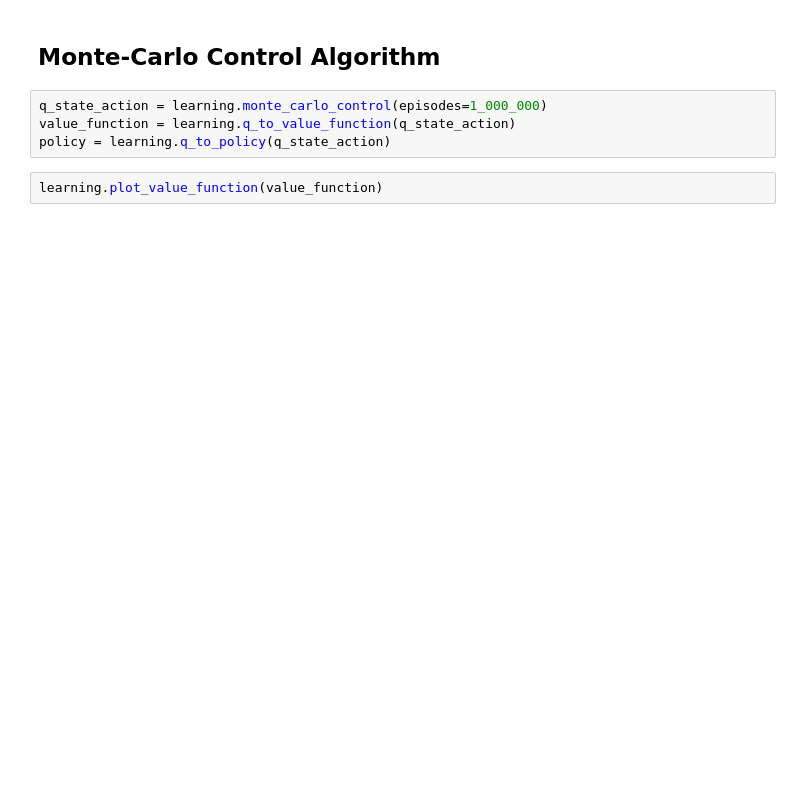
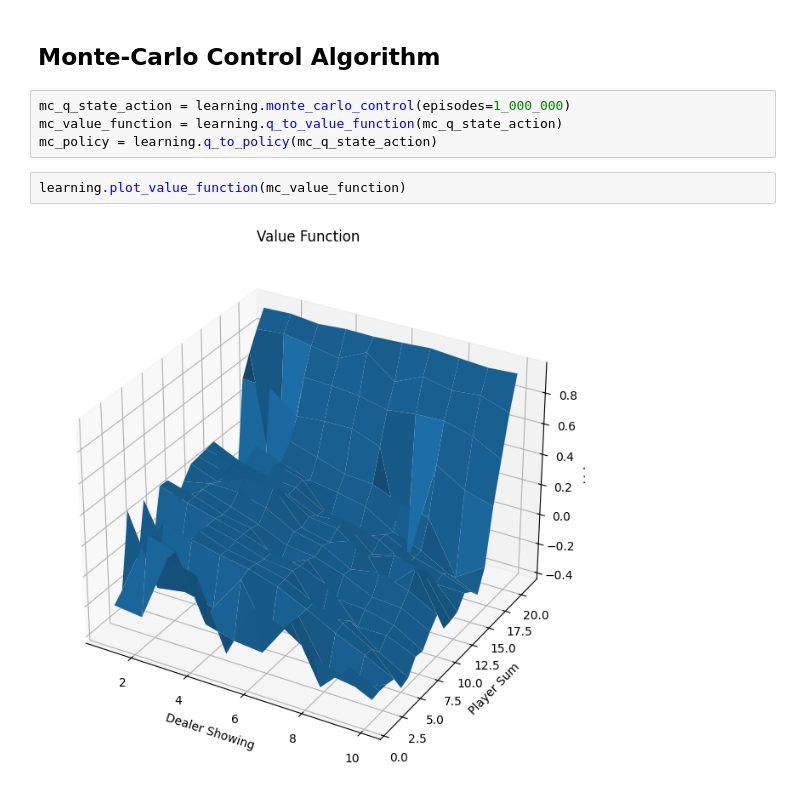
Before and after one commit to Andyccs/reinforcement_learning_david_silver_summary, a Jupyter notebook: easy21/easy21.ipynb, the cells around one changed output. Cells and saved outputs as stored; diff of their text form; blank space fills up the shorter version.

```diff
--- a/easy21/easy21.ipynb
+++ b/easy21/easy21.ipynb
@@ -35,9 +43,11 @@ learning.epsilon_greedy_policy(0, 0, {
 # %% [markdown]
 ## Monte-Carlo Control Algorithm
 # %%
-q_state_action = learning.monte_carlo_control(episodes=1_000_000)
-value_function = learning.q_to_value_function(q_state_action)
-policy = learning.q_to_policy(q_state_action)
+mc_q_state_action = learning.monte_carlo_control(episodes=1_000_000)
+mc_value_function = learning.q_to_value_function(mc_q_state_action)
+mc_policy = learning.q_to_policy(mc_q_state_action)
 # %%
-learning.plot_value_function(value_function)
+learning.plot_value_function(mc_value_function)
+# %% [output]
+[figure, added]
 # %%
```
Also changed, not shown: parts of 17 cells of this notebook, 1 other file.
